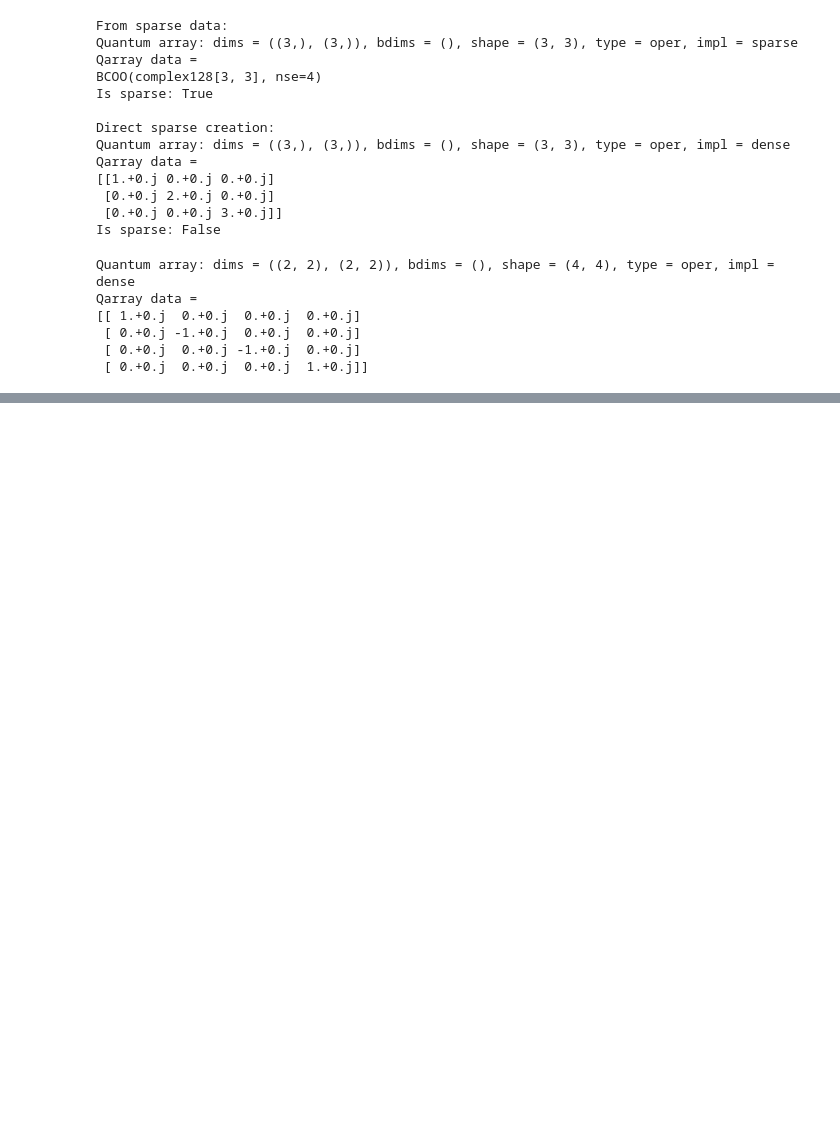
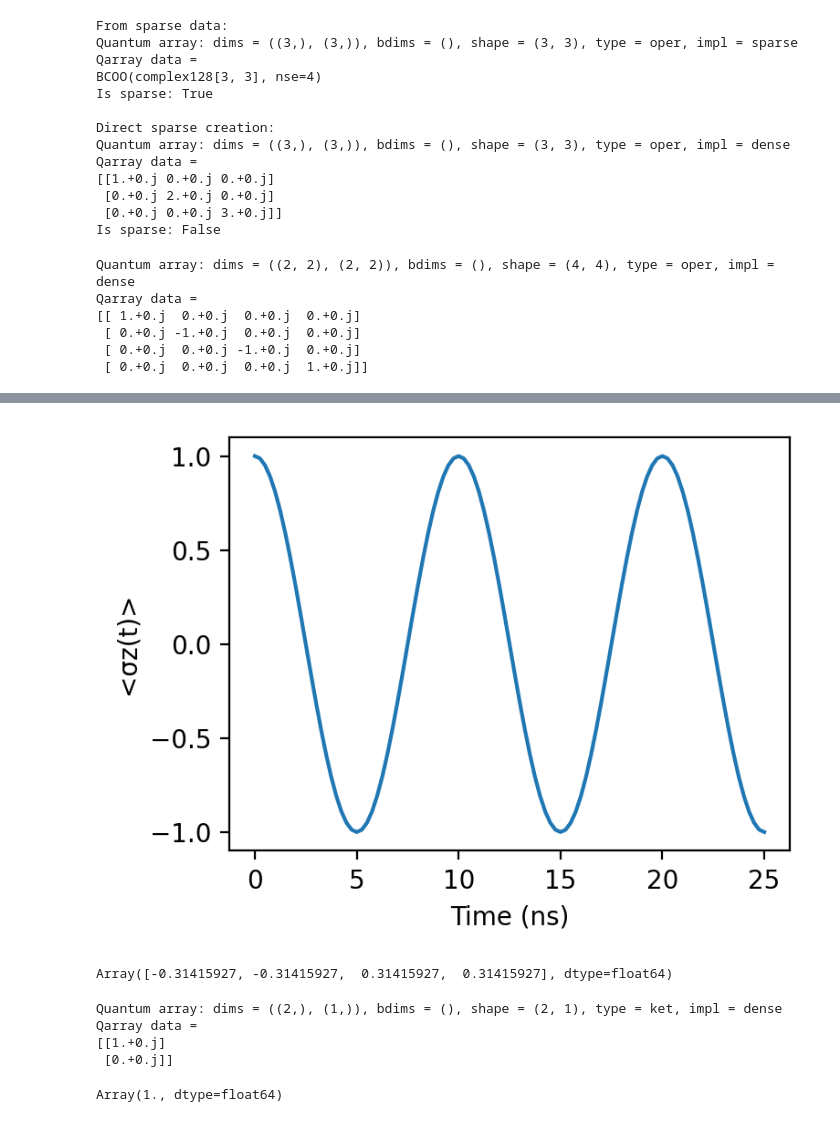
Before and after one commit to EQuS/jaxquantum, a Jupyter notebook: experiments/sparse/2-sparse-tutorial.ipynb, the cells around one changed output, grey strips where cells are left out. Cells and saved outputs as stored; diff of their text form; code cells hidden in the pictures; blank space fills up the shorter version.

```diff
--- a/experiments/sparse/2-sparse-tutorial.ipynb
+++ b/experiments/sparse/2-sparse-tutorial.ipynb
@@ -99,0 +135,51 @@ Qarray data =
+# %%
+import jaxquantum as jqt
+import jax.numpy as jnp
+import jax.experimental.sparse as sparse
+import numpy as np
+import time
+import matplotlib.pyplot as plt
+from jax import jit, grad, vmap
+
+# Set up plotting
+plt.style.use('default')
+plt.rcParams['figure.figsize'] = (10, 6)
+
+
+Omega = 2*jnp.pi*.1
+g_state = jqt.basis(2,0) ^ jqt.basis(2,0)
+g_state_dm = g_state.to_dm()
+
+ts = jnp.linspace(0,5*jnp.pi/Omega,101)
+
+sz0 = jqt.sigmaz() ^ jqt.identity(N=2)
+
+H0 = Omega*(jqt.sigmax()^jqt.identity(N=2))/2
+
+H0 = H0.to_sparse()
+
+states = jqt.sesolve(H0, g_state, ts)
+szt = jnp.real(jqt.overlap(states, sz0))
+
+fig, ax = plt.subplots(1, dpi=200, figsize=(4,3))
+ax.plot(ts, szt)
+ax.set_xlabel("Time (ns)")
+ax.set_ylabel("<σz(t)>")
+fig.tight_layout()
+# %% [output]
+[figure, added]
+# %%
+H0.eigenenergies()
+# %% [output]
+Array([-0.31415927, -0.31415927,  0.31415927,  0.31415927], dtype=float64)
+# %%
+jqt.sigmaz() @ jqt.basis(2,0).to_sparse()
+# %% [output]
+Quantum array: dims = ((2,), (1,)), bdims = (), shape = (2, 1), type = ket, impl = dense
+Qarray data =
+[[1.+0.j]
+ [0.+0.j]]
+# %%
+jqt.basis(2,0).to_sparse().frobenius_norm()
+# %% [output]
+Array(1., dtype=float64)
```
Also changed, not shown: parts of 3 cells of this notebook, 3 other files.
